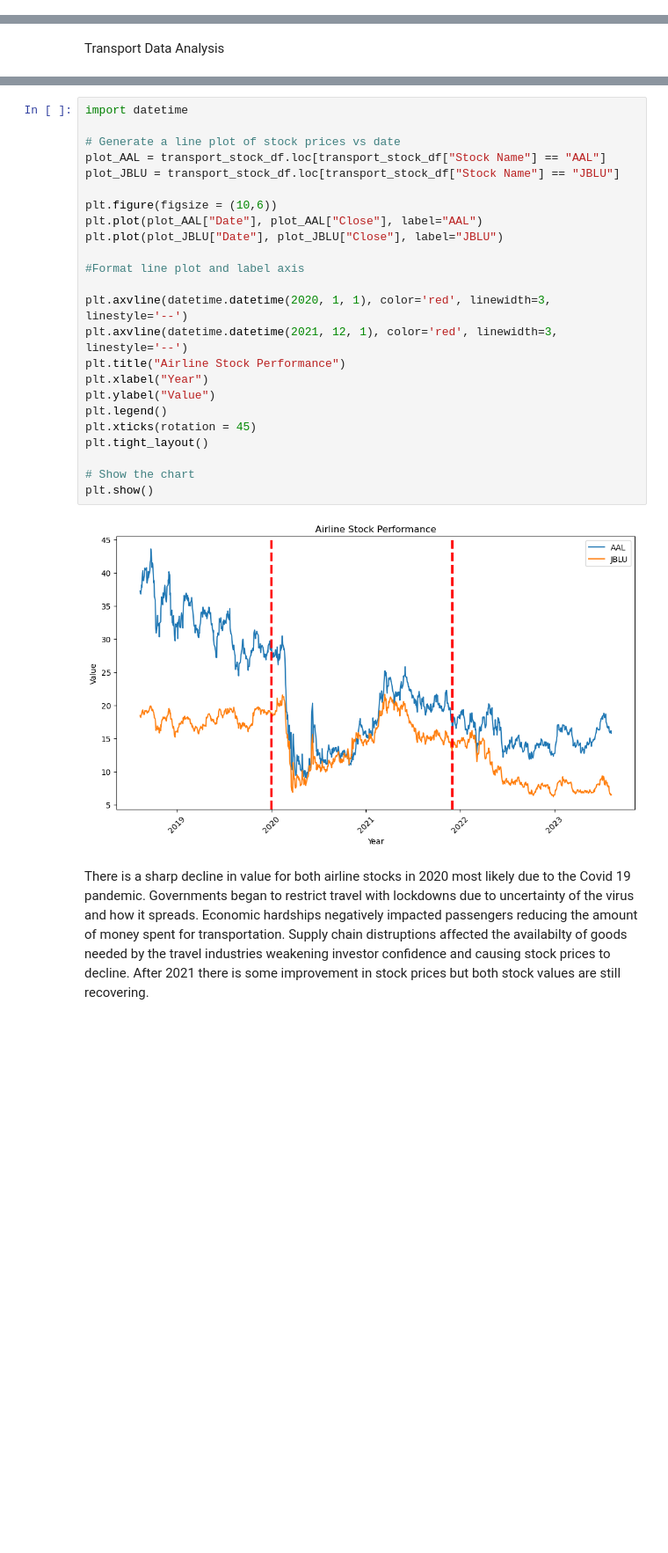
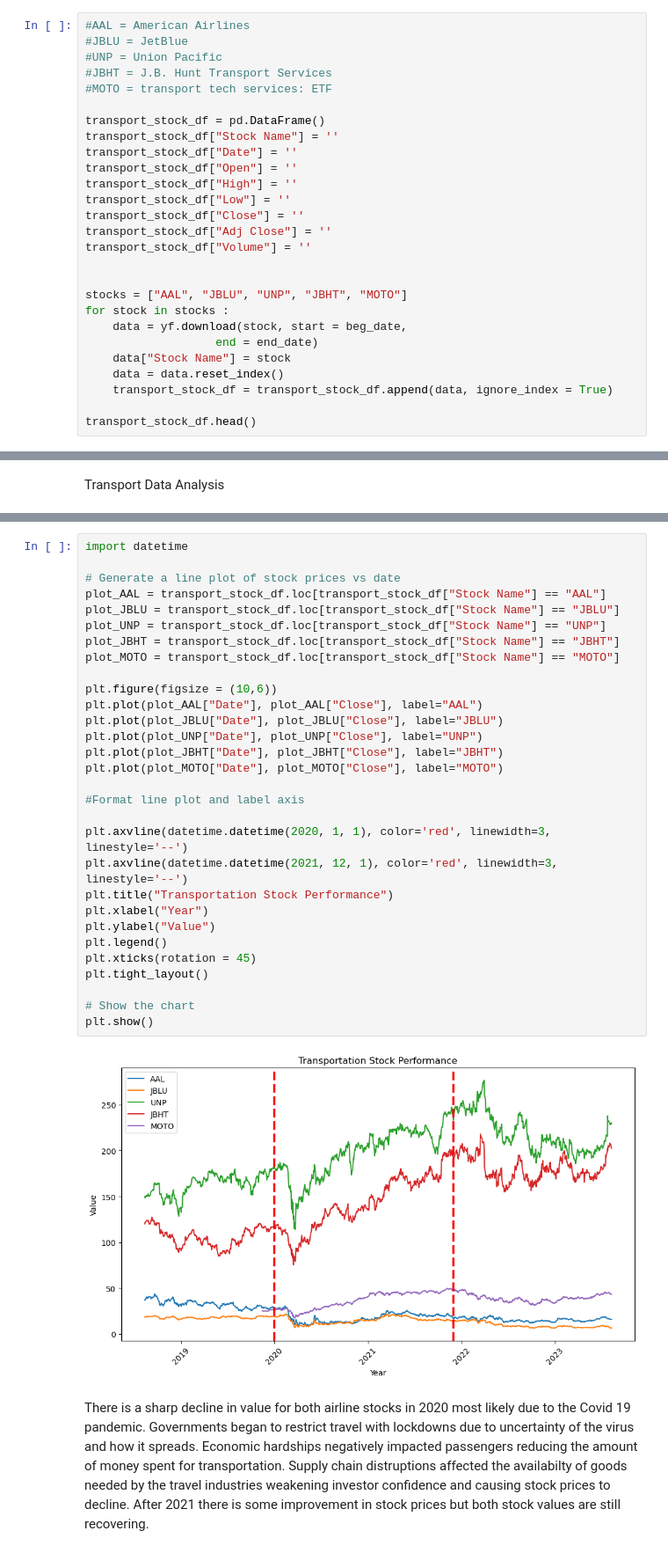
Before and after one commit to desireetrevino/Project1_Team2, a Jupyter notebook: Project1_Team2-Airlines-Transportation.ipynb, the cells around one changed output, grey strips where cells are left out. Shown at 88% size. Cells and saved outputs as stored; diff of their text form; blank space fills up the shorter version.

```diff
--- a/Project1_Team2-Airlines-Transportation.ipynb
+++ b/Project1_Team2-Airlines-Transportation.ipynb
@@ -18,3 +20,30 @@ end_date_month = end_date_split[1]
 end_date_day = end_date_split[2]
 beg_date_year = int(end_date_year) -5
 beg_date = str(beg_date_year) + "-" + end_date_month + "-" + end_date_day
+# %%
+#AAL = American Airlines
+#JBLU = JetBlue
+#UNP = Union Pacific
+#JBHT = J.B. Hunt Transport Services
+#MOTO = transport tech services: ETF
+
+transport_stock_df = pd.DataFrame()
+transport_stock_df["Stock Name"] = ''
+transport_stock_df["Date"] = ''
+transport_stock_df["Open"] = ''
+transport_stock_df["High"] = ''
+transport_stock_df["Low"] = ''
+transport_stock_df["Close"] = ''
+transport_stock_df["Adj Close"] = ''
+transport_stock_df["Volume"] = ''
+
+
+stocks = ["AAL", "JBLU", "UNP", "JBHT", "MOTO"]
+for stock in stocks :
+    data = yf.download(stock, start = beg_date,
+                   end = end_date)
+    data["Stock Name"] = stock
+    data = data.reset_index()
+    transport_stock_df = transport_stock_df.append(data, ignore_index = True)
+
+transport_stock_df.head()
@@ -66,28 +64,34 @@ transport_stock_df.tail()
 # %%
 import datetime
 
 # Generate a line plot of stock prices vs date
 plot_AAL = transport_stock_df.loc[transport_stock_df["Stock Name"] == "AAL"]
 plot_JBLU = transport_stock_df.loc[transport_stock_df["Stock Name"] == "JBLU"]
+plot_UNP = transport_stock_df.loc[transport_stock_df["Stock Name"] == "UNP"]
+plot_JBHT = transport_stock_df.loc[transport_stock_df["Stock Name"] == "JBHT"]
+plot_MOTO = transport_stock_df.loc[transport_stock_df["Stock Name"] == "MOTO"]
 
 plt.figure(figsize = (10,6))
 plt.plot(plot_AAL["Date"], plot_AAL["Close"], label="AAL")
 plt.plot(plot_JBLU["Date"], plot_JBLU["Close"], label="JBLU")
+plt.plot(plot_UNP["Date"], plot_UNP["Close"], label="UNP")
+plt.plot(plot_JBHT["Date"], plot_JBHT["Close"], label="JBHT")
+plt.plot(plot_MOTO["Date"], plot_MOTO["Close"], label="MOTO")
 
 #Format line plot and label axis
 
 plt.axvline(datetime.datetime(2020, 1, 1), color='red', linewidth=3, linestyle='--')
 plt.axvline(datetime.datetime(2021, 12, 1), color='red', linewidth=3, linestyle='--')
-plt.title("Airline Stock Performance")
+plt.title("Transportation Stock Performance")
 plt.xlabel("Year")
 plt.ylabel("Value")
 plt.legend()
 plt.xticks(rotation = 45)
 plt.tight_layout()
 
 # Show the chart
 plt.show()
 # %% [output]
-[figure, old version]
+[figure, new version]
 # %% [markdown]
 There is a sharp decline in value for both airline stocks in 2020 most likely due to the Covid 19 pandemic. Governments began to restrict travel with lockdowns due to uncertainty of the virus and how it spreads. Economic hardships negatively impacted passengers reducing the amount of money spent for transportation. Supply chain distruptions affected the availabilty of goods needed by the travel industries weakening investor confidence and causing stock prices to decline. After 2021 there is some improvement in stock prices but both stock values are still recovering.
```
Also changed, not shown: parts of 8 cells of this notebook.
